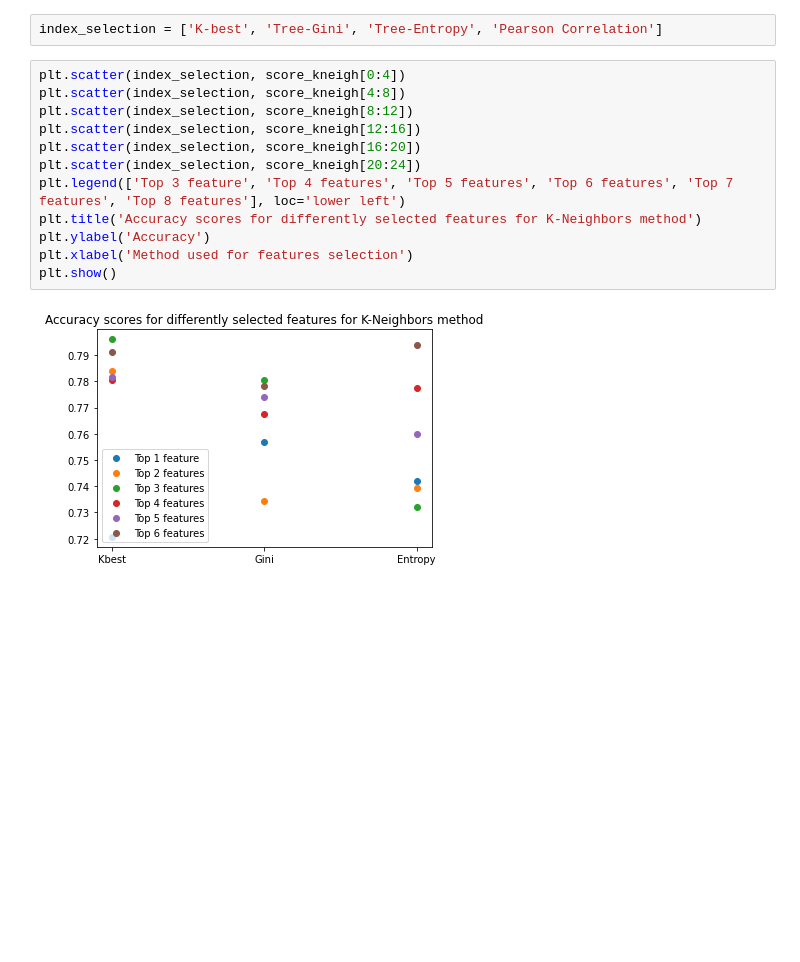
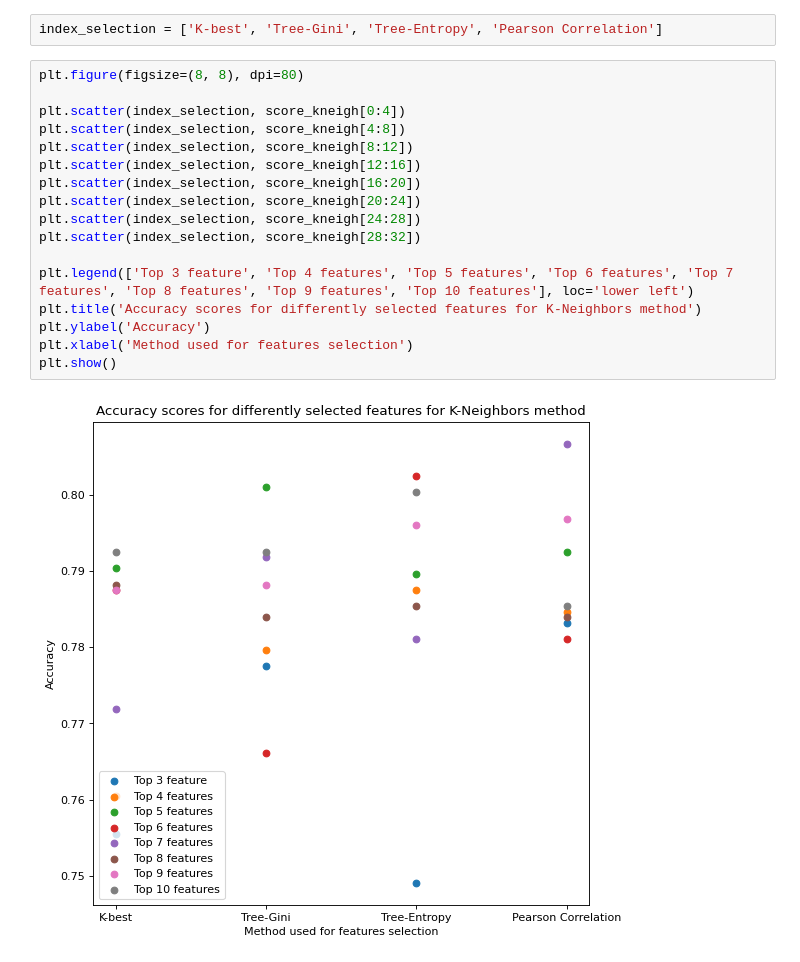
Before and after one commit to wvmrtn/data-science-in-practice, a Jupyter notebook: PS2/PS2.ipynb, the cells around one changed output. Saved outputs shown, nothing was run; the diff lists cells and outputs as text; blank space fills up the shorter version.

Commit message:
finished running models and scores for top features 3-10

```diff
--- a/PS2/PS2.ipynb
+++ b/PS2/PS2.ipynb
@@ -464,17 +470,22 @@ with open('score_forest.pickle', 'wb') as f:
 # %%
 index_selection = ['K-best', 'Tree-Gini', 'Tree-Entropy', 'Pearson Correlation']
 # %%
+plt.figure(figsize=(8, 8), dpi=80)
+
 plt.scatter(index_selection, score_kneigh[0:4])
 plt.scatter(index_selection, score_kneigh[4:8])
 plt.scatter(index_selection, score_kneigh[8:12])
 plt.scatter(index_selection, score_kneigh[12:16])
 plt.scatter(index_selection, score_kneigh[16:20])
 plt.scatter(index_selection, score_kneigh[20:24])
-plt.legend(['Top 3 feature', 'Top 4 features', 'Top 5 features', 'Top 6 features', 'Top 7 features', 'Top 8 features'], loc='lower left')
+plt.scatter(index_selection, score_kneigh[24:28])
+plt.scatter(index_selection, score_kneigh[28:32])
+
+plt.legend(['Top 3 feature', 'Top 4 features', 'Top 5 features', 'Top 6 features', 'Top 7 features', 'Top 8 features', 'Top 9 features', 'Top 10 features'], loc='lower left')
 plt.title('Accuracy scores for differently selected features for K-Neighbors method')
 plt.ylabel('Accuracy')
 plt.xlabel('Method used for features selection')
 plt.show()
 # %% [output]
-[figure, old version]
+[figure, new version]
 # %%
```
Also changed, not shown: parts of 4 cells of this notebook, 4 other files.
